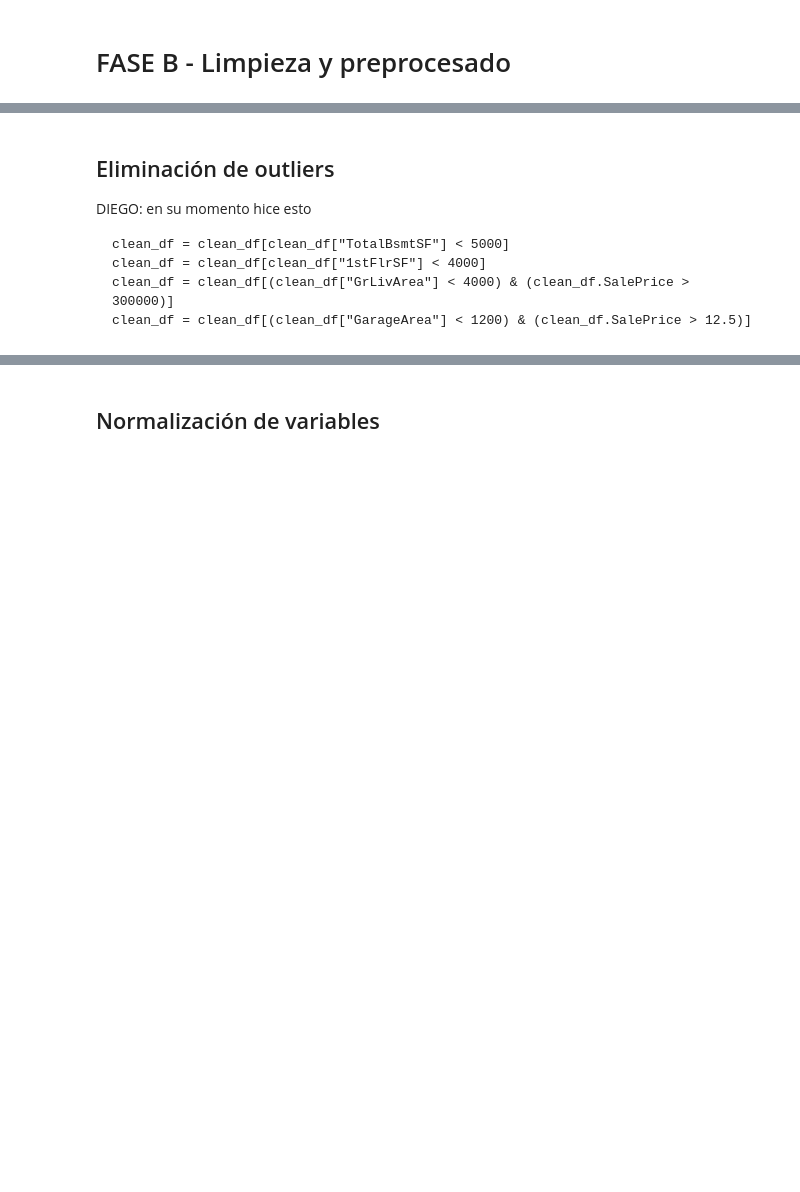
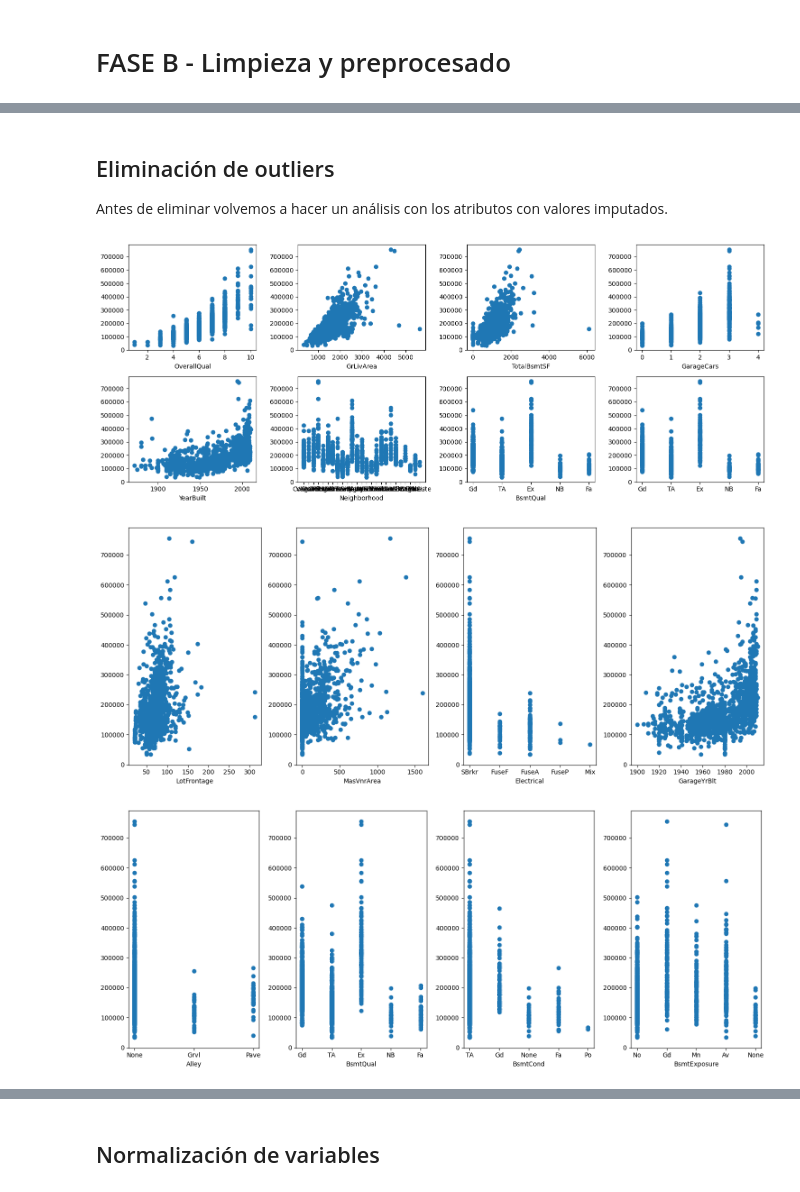
Before and after one commit to LLPB-pixel/TrabajoPrecioCasas, a Jupyter notebook: starting_model.ipynb, the cells around one changed output, grey strips where cells are left out. Saved outputs shown, nothing was run; the diff lists cells and outputs as text; code cells hidden in the pictures; blank space fills up the shorter version.

```diff
--- a/starting_model.ipynb
+++ b/starting_model.ipynb
@@ -144,6 +185,5 @@ Sobre este tema podríamos debatir lo que quisiéramos. Para empezar lo he hecho
 # %%
-# TODAVÍA NO FUNCIONA
-
+df_imputation = df.copy()
 atributos_vacio_sin_signficado = ["LotFrontage", "MasVnrType", "MasVnrArea", "Electrical", "GarageYrBlt"] # Lista de atributos donde cambiar los valores vacíos por la mediana
 atributos_vacio_con_significado = ["Alley", "BsmtQual", "BsmtCond","BsmtExposure","BsmtFinType1","BsmtFinType2","FireplaceQu","GarageType","GarageFinish","GarageQual","GarageCond","PoolQC","Fence","MiscFeature"]
 if((df[atributos_vacio_con_significado].dtypes=="str").all()):
@@ -154,20 +194,28 @@ atributos = np.concat((atributos_vacio_sin_signficado, atributos_vacio_con_signi
 # print("Los tipos de cada atributo son: \n", df[atributos].dtypes)
 i = 0
 for attr in atributos:
-    if(i >= len(atributos)):
+    if(i >= len(atributos_vacio_sin_signficado)):
         # Los valores vacíos con significado quieren decir que no hay, por eso lo cambiamos por "None". Kaggle (1)
-        df[attr] =df[attr].fillna("None")
-    if(df[attr].dtypes == "str"):
-        # Quizás nos interesa cambiarlo por otro valor
-        df[attr] =df[attr].fillna("None2")
+        df_imputation[attr] = df[attr].fillna("None")
+    elif(df[attr].dtypes == "str"):
+        #Lo haremos después
+        df_imputation[attr] = df[attr]
+        if(attr=="MasVnrType"):
+            # Eliminamos columna MasVnrType
+            df_imputation.drop(columns=attr, inplace=True)
     else:
         # Tal y como dice Nando, lo mejor es la mediana para evitar problemas con outliers
-        df[attr] =df[attr].fillna(df[attr].median())
+        df_imputation[attr] =df[attr].fillna(df[attr].median())
     i = i+1
 
+atributos_con_vacios(df_imputation)
 
-serie = df.isna().sum()
-print("Aún queda por cambiar los valores vacíos de :", serie[serie>0])
+# Eliminamos la fila con valor vacío en Electrical
+df_imputation = df_imputation.dropna()
+
+atributos_con_vacios(df_imputation)
+
+df_imputation.Alley.value_counts()
 # %% [output]
 Todas las variables cuyos valores vacíos TIENEN SIGNIFICADO son variables categóricas
 
@@ -175,10 +236,15 @@ Aún queda por cambiar los valores vacíos de : Series([], dtype: int64)
 # %% [markdown]
 ## Eliminación de outliers
-DIEGO: en su momento hice esto
-
-    clean_df = clean_df[clean_df["TotalBsmtSF"] < 5000]
-    clean_df = clean_df[clean_df["1stFlrSF"] < 4000]
-    clean_df = clean_df[(clean_df["GrLivArea"] < 4000) & (clean_df.SalePrice > 300000)]
-    clean_df = clean_df[(clean_df["GarageArea"] < 1200) & (clean_df.SalePrice > 12.5)]
+Antes de eliminar volvemos a hacer un análisis con los atributos con valores imputados.
+# %%
+atributos_vacio_sin_signficado = ["LotFrontage", "MasVnrArea", "Electrical", "GarageYrBlt"] # Lista de atributos donde cambiar los valores vacíos por la mediana
+atributos_vacio_con_significado = ["Alley", "BsmtQual", "BsmtCond","BsmtExposure","BsmtFinType1","BsmtFinType2","FireplaceQu","GarageType","GarageFinish","GarageQual","GarageCond","PoolQC","Fence","MiscFeature"]
+dispersion(df_imputation, winner_var_list, 4,2)
+dispersion(df_imputation, atributos_vacio_sin_signficado, 4, 1)
+dispersion(df_imputation, atributos_vacio_con_significado, 4, 1)
+# %% [output]
+[figure, added]
+[figure, added]
+[figure, added]
 # %%
 # Yo eliminaría más puntos de GrLivArea, no solo los 2 naranjas (DIEGO: Toda la razón, en otros cuadernos también lo hacen)
```
Also changed, not shown: parts of 10 cells of this notebook.
